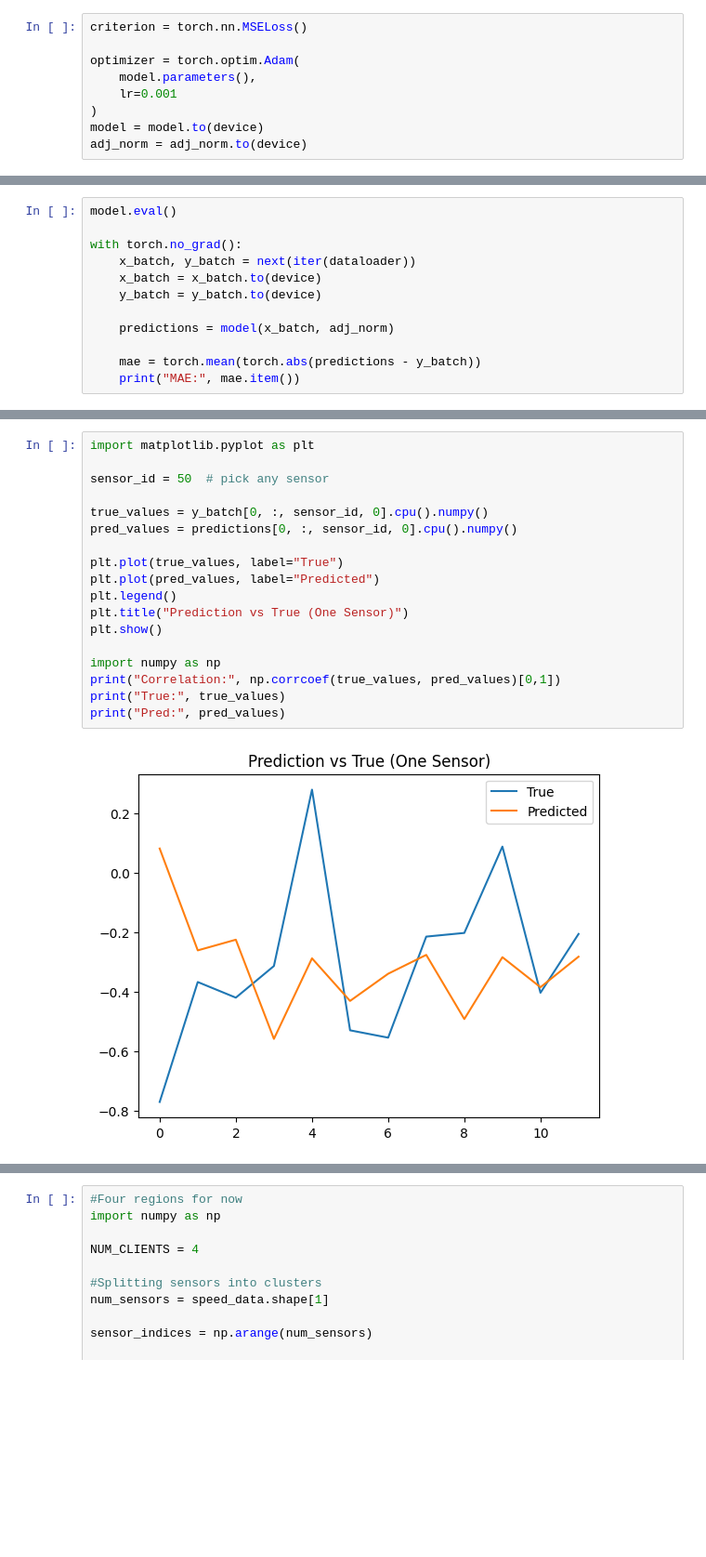
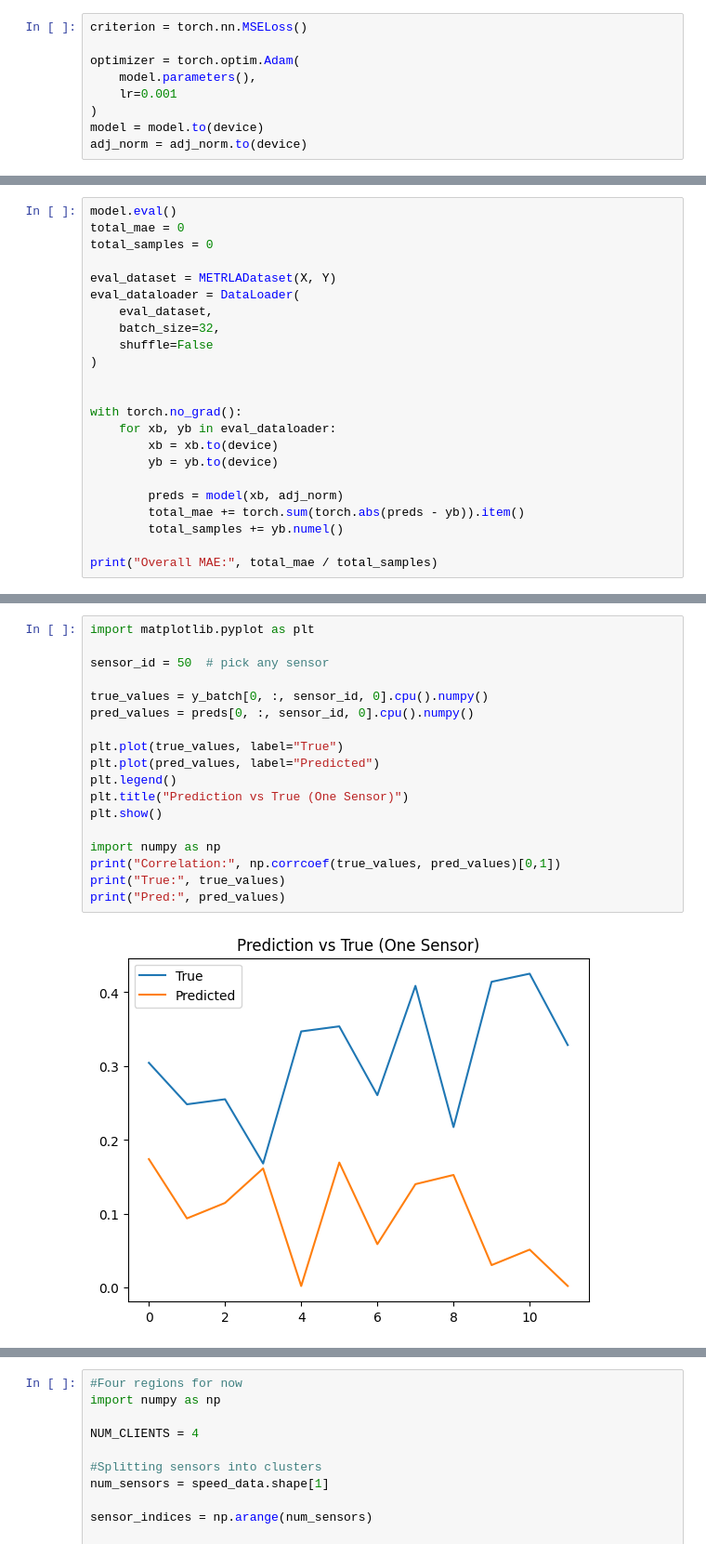
Before and after one commit to Kanav30/Federated-Spatio-Temporal-Graph-Network, a Jupyter notebook: Federated_Spatio_Temporal_Graph_Network.ipynb, the cells around one changed output, grey strips where cells are left out. Shown at 93% size. Saved outputs shown, nothing was run; the diff lists cells and outputs as text; blank space fills up the shorter version.

```diff
--- a/Federated_Spatio_Temporal_Graph_Network.ipynb
+++ b/Federated_Spatio_Temporal_Graph_Network.ipynb
@@ -308,12 +333,0 @@ Epoch [50/50] - Loss: 0.419685
-# %%
-model.eval()
-
-with torch.no_grad():
-    x_batch, y_batch = next(iter(dataloader))
-    x_batch = x_batch.to(device)
-    y_batch = y_batch.to(device)
-
-    predictions = model(x_batch, adj_norm)
-
-    mae = torch.mean(torch.abs(predictions - y_batch))
-    print("MAE:", mae.item())
@@ -321,0 +334,23 @@ MAE: 0.40904700756073
+# %%
+model.eval()
+total_mae = 0
+total_samples = 0
+
+eval_dataset = METRLADataset(X, Y)
+eval_dataloader = DataLoader(
+    eval_dataset,
+    batch_size=32,
+    shuffle=False
+)
+
+
+with torch.no_grad():
+    for xb, yb in eval_dataloader:
+        xb = xb.to(device)
+        yb = yb.to(device)
+
+        preds = model(xb, adj_norm)
+        total_mae += torch.sum(torch.abs(preds - yb)).item()
+        total_samples += yb.numel()
+
+print("Overall MAE:", total_mae / total_samples)
@@ -322,20 +359,20 @@ MAE: 0.40904700756073
 # %%
 import matplotlib.pyplot as plt
 
 sensor_id = 50  # pick any sensor
 
 true_values = y_batch[0, :, sensor_id, 0].cpu().numpy()
-pred_values = predictions[0, :, sensor_id, 0].cpu().numpy()
+pred_values = preds[0, :, sensor_id, 0].cpu().numpy()
 
 plt.plot(true_values, label="True")
 plt.plot(pred_values, label="Predicted")
 plt.legend()
 plt.title("Prediction vs True (One Sensor)")
 plt.show()
 
 import numpy as np
 print("Correlation:", np.corrcoef(true_values, pred_values)[0,1])
 print("True:", true_values)
 print("Pred:", pred_values)
 # %% [output]
-[figure, old version]
+[figure, new version]
```
Also changed, not shown: parts of 21 cells of this notebook.
